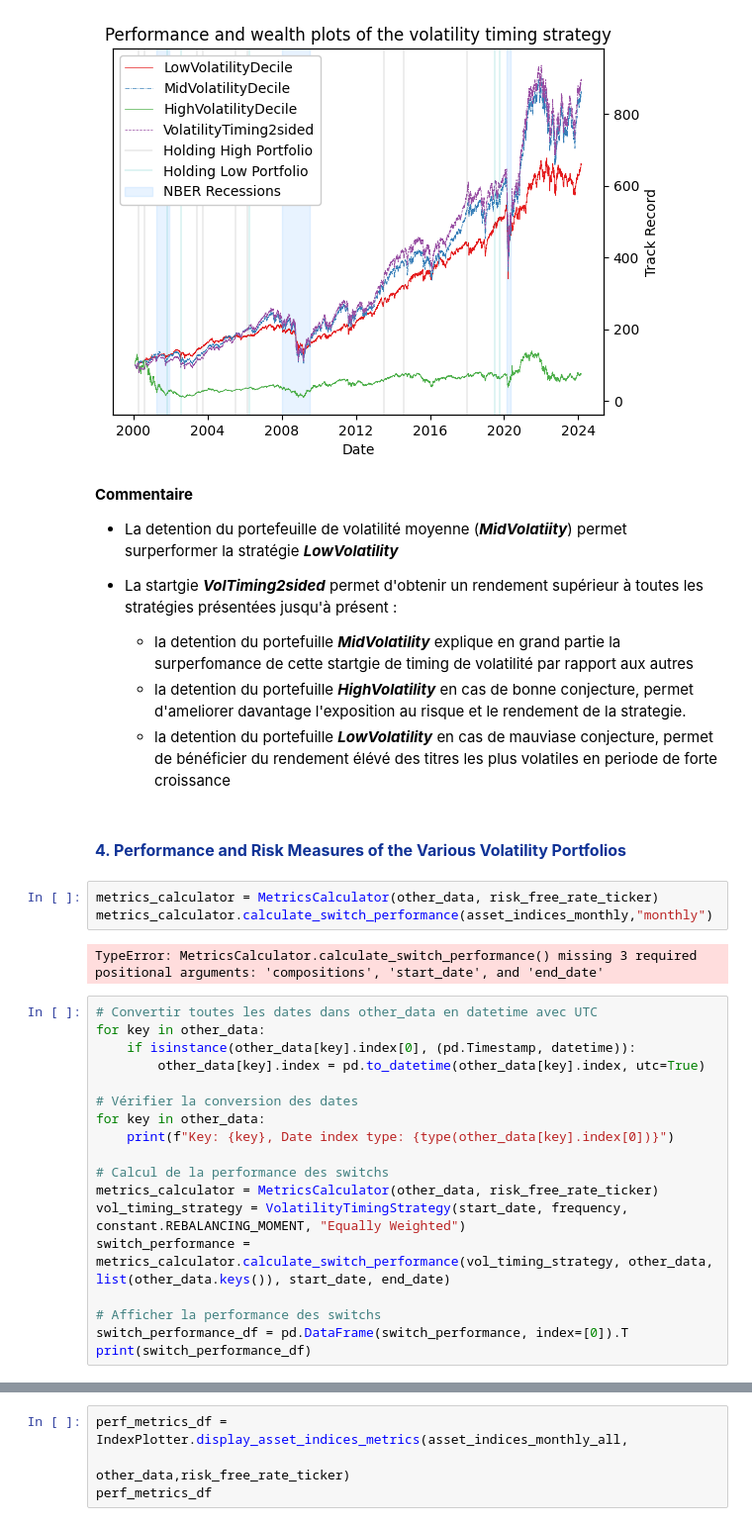
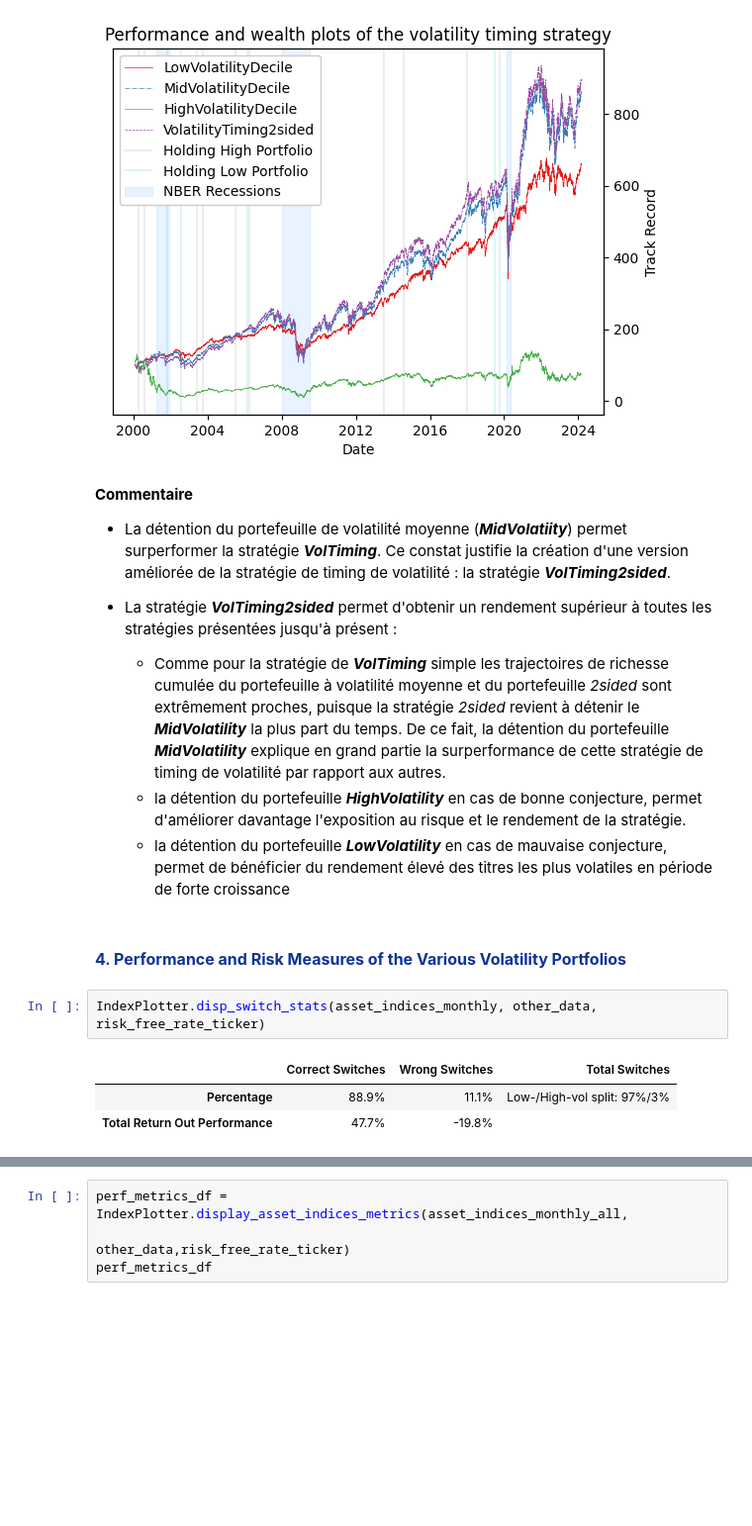
Before and after one commit to NaimLehbiben/Python-API-Bloomberg, a Jupyter notebook: Notebook.ipynb, the cells around one changed output, grey strips where cells are left out. Shown at 99% size. Drawn from its saved outputs; the diff is of its cells as text; blank space fills up the shorter version.

Commit message:
Last Version

```diff
--- a/Notebook.ipynb
+++ b/Notebook.ipynb
@@ -87,34 +89,18 @@ IndexPlotter.plot_track_records(asset_indices, other_data['USRINDEX Index'])
 # %% [markdown]
 **Commentaire**
 
-+ La detention du portefeuille de volatilité moyenne (***MidVolatiity***) permet surperformer la stratégie ***LowVolatility***
-+ La startgie ***VolTiming2sided*** permet d'obtenir  un rendement supérieur à toutes les stratégies présentées jusqu'à présent :
++ La détention du portefeuille de volatilité moyenne (***MidVolatiity***) permet surperformer la stratégie ***VolTiming***. Ce constat justifie la création d'une version améliorée de la stratégie de timing de volatilité : la stratégie ***VolTiming2sided***.
 
-    - la detention du portefuille ***MidVolatility*** explique en grand partie la surperfomance de cette startgie de timing de volatilité par rapport aux autres
-    - la detention du portefuille ***HighVolatility*** en cas de bonne conjecture, permet d'ameliorer davantage l'exposition au risque et le rendement de la strategie.
-    - la detention du portefuille ***LowVolatility*** en cas de mauviase conjecture, permet de bénéficier du rendement élévé des titres les plus volatiles en periode de forte croissance
++ La stratégie ***VolTiming2sided*** permet d'obtenir  un rendement supérieur à toutes les stratégies présentées jusqu'à présent :
+
+    - Comme pour la stratégie de ***VolTiming*** simple les trajectoires de richesse cumulée du portefeuille à volatilité moyenne et du portefeuille *2sided* sont extrêmement proches, puisque la stratégie *2sided* revient à détenir le ***MidVolatility*** la plus part du temps. De ce fait, la détention du portefeuille ***MidVolatility*** explique en grand partie la surperformance de cette stratégie de timing de volatilité par rapport aux autres.
+    - la détention du portefeuille ***HighVolatility*** en cas de bonne conjecture, permet d'améliorer davantage l'exposition au risque et le rendement de la stratégie.
+    - la détention du portefeuille ***LowVolatility*** en cas de mauvaise conjecture, permet de bénéficier du rendement élevé des titres les plus volatiles en période de forte croissance
 # %% [markdown]
 ### <span style="color: rgb(15, 50, 150); font-size: 16px; font-weight: bold;">  4. Performance and Risk Measures of the Various Volatility Portfolios </span>
-# %%
-metrics_calculator = MetricsCalculator(other_data, risk_free_rate_ticker)
-metrics_calculator.calculate_switch_performance(asset_indices_monthly,"monthly")
-# %% [output]
-TypeError: MetricsCalculator.calculate_switch_performance() missing 3 required positional arguments: 'compositions', 'start_date', and 'end_date'
-# %%
-# Convertir toutes les dates dans other_data en datetime avec UTC
-for key in other_data:
-    if isinstance(other_data[key].index[0], (pd.Timestamp, datetime)):
-        other_data[key].index = pd.to_datetime(other_data[key].index, utc=True)
-
-# Vérifier la conversion des dates
-for key in other_data:
-    print(f"Key: {key}, Date index type: {type(other_data[key].index[0])}")
-
-# Calcul de la performance des switchs
-metrics_calculator = MetricsCalculator(other_data, risk_free_rate_ticker)
-vol_timing_strategy = VolatilityTimingStrategy(start_date, frequency, constant.REBALANCING_MOMENT, "Equally Weighted")
-switch_performance = metrics_calculator.calculate_switch_performance(vol_timing_strategy, other_data, list(other_data.keys()), start_date, end_date)
-
-# Afficher la performance des switchs
-switch_performance_df = pd.DataFrame(switch_performance, index=[0]).T
-print(switch_performance_df)
+# %%
+IndexPlotter.disp_switch_stats(asset_indices_monthly, other_data, risk_free_rate_ticker)
+# %% [output]
+|  | Correct Switches | Wrong Switches | Total Switches |
+| Percentage | 88.9% | 11.1% | Low-/High-vol split: 97%/3% |
+| Total Return Out Performance | 47.7% | -19.8% |  |
```
Also changed, not shown: parts of 8 cells of this notebook, 2 other files.
